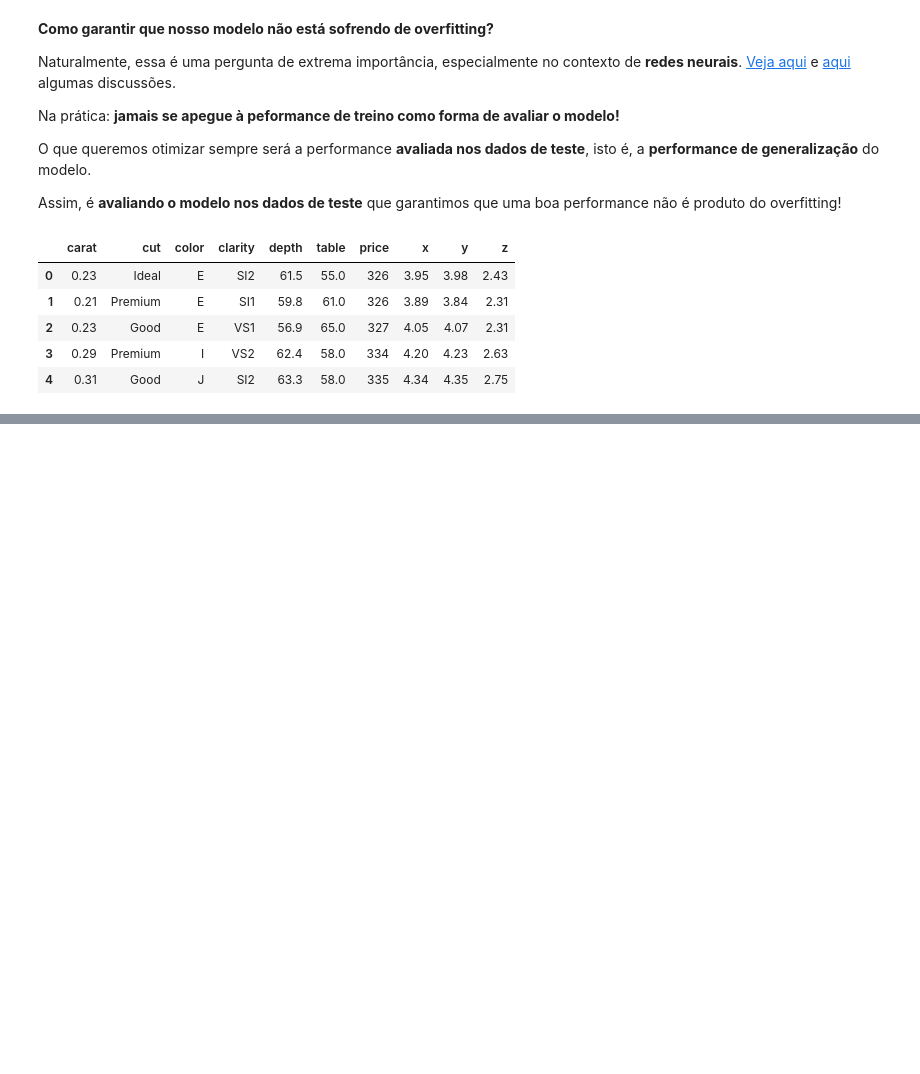
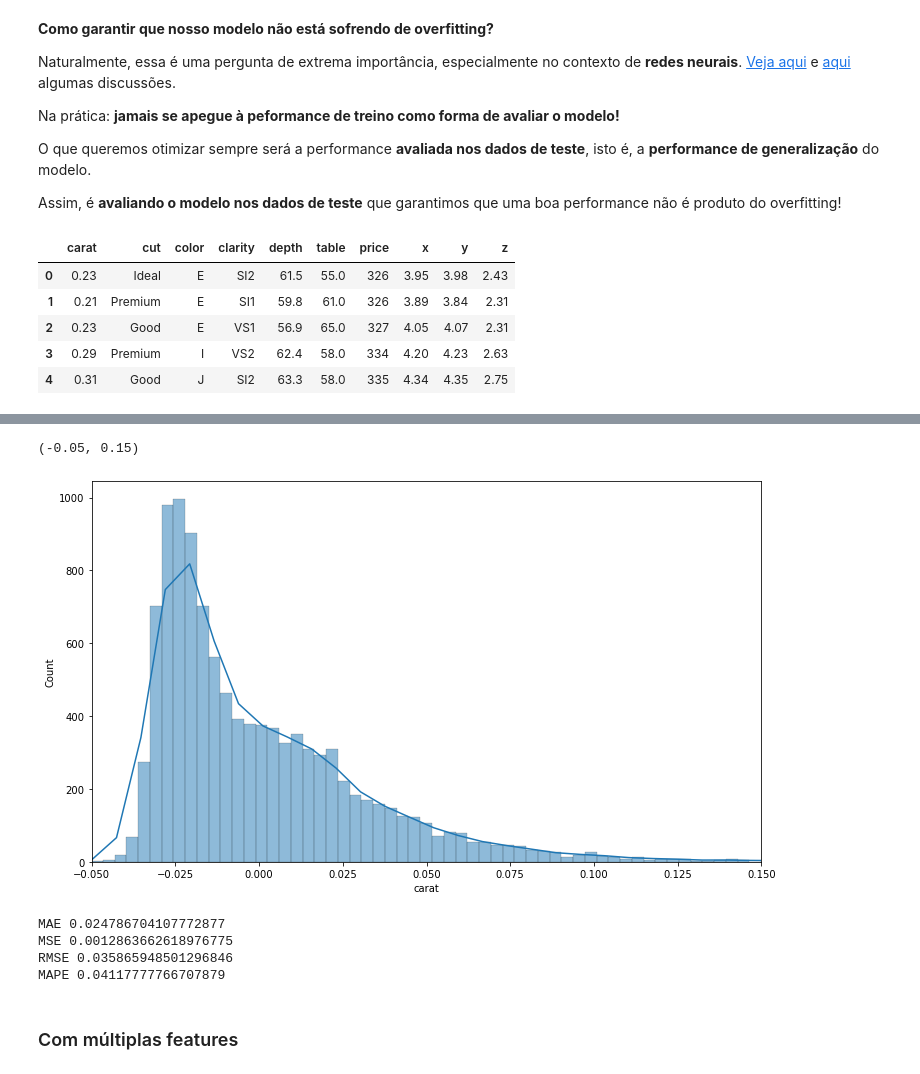
Before and after one commit to gaiogreg/aulas-LC-Safra, a Jupyter notebook: Modulo 7/Aula03.ipynb, the cells around one changed output, grey strips where cells are left out. Cells and saved outputs as stored; diff of their text form; code cells hidden in the pictures; blank space fills up the shorter version.

```diff
--- a/Modulo 7/Aula03.ipynb
+++ b/Modulo 7/Aula03.ipynb
@@ -732,0 +758,3 @@ X_train_diamonds, X_test_diamonds, y_train_diamonds, y_test_diamonds = train_tes
+# %%
+y_test_predito = estimador.predict(X_test_diamonds.values.reshape(-1, 1))
+y_test_predito
@@ -732,0 +770,3 @@ X_train_diamonds, X_test_diamonds, y_train_diamonds, y_test_diamonds = train_tes
+# %%
+residuos = y_test_diamonds - y_test_predito
+residuos
@@ -732,0 +786,21 @@ X_train_diamonds, X_test_diamonds, y_train_diamonds, y_test_diamonds = train_tes
+# %%
+plt.figure(figsize=(12,7))
+sns.histplot(residuos, kde=True)
+plt.xlim(-0.05,0.15)
+# %% [output]
+(-0.05, 0.15)
+[figure, added]
+# %%
+from sklearn.metrics import mean_absolute_error, mean_squared_error, mean_absolute_percentage_error
+
+print(f'MAE {mean_absolute_error(y_test_diamonds, y_test_predito)}')
+print(f'MSE {mean_squared_error(y_test_diamonds, y_test_predito)}')
+print(f'RMSE {mean_squared_error(y_test_diamonds, y_test_predito, squared=False)}')
+print(f'MAPE {mean_absolute_percentage_error(y_test_diamonds, y_test_predito)}')
+# %% [output]
+MAE 0.024786704107772877
+MSE 0.0012863662618976775
+RMSE 0.035865948501296846
+MAPE 0.04117777766707879
+# %% [markdown]
+### Com múltiplas features
```
Also changed, not shown: parts of 9 cells of this notebook, 4 other files.
